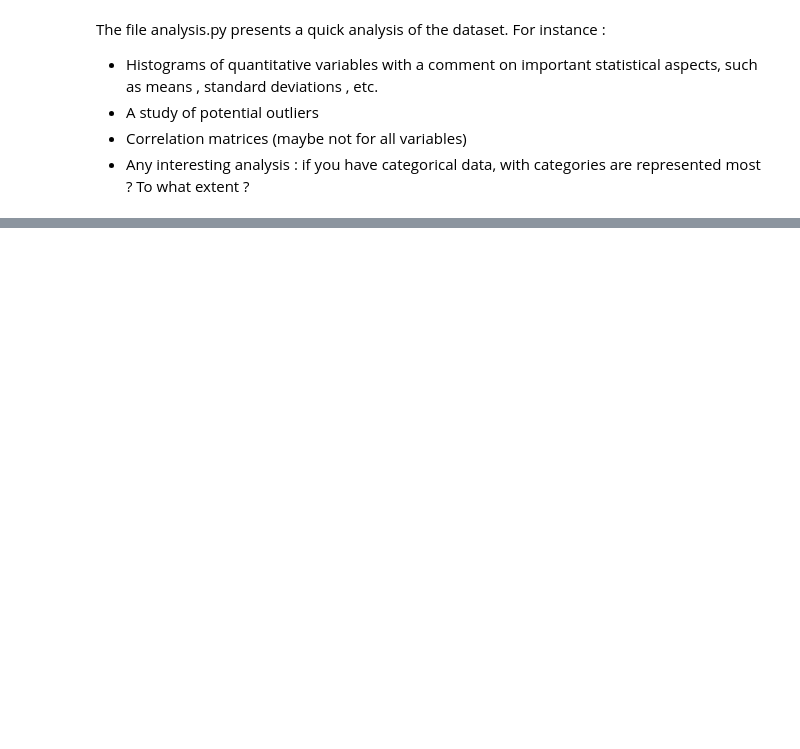
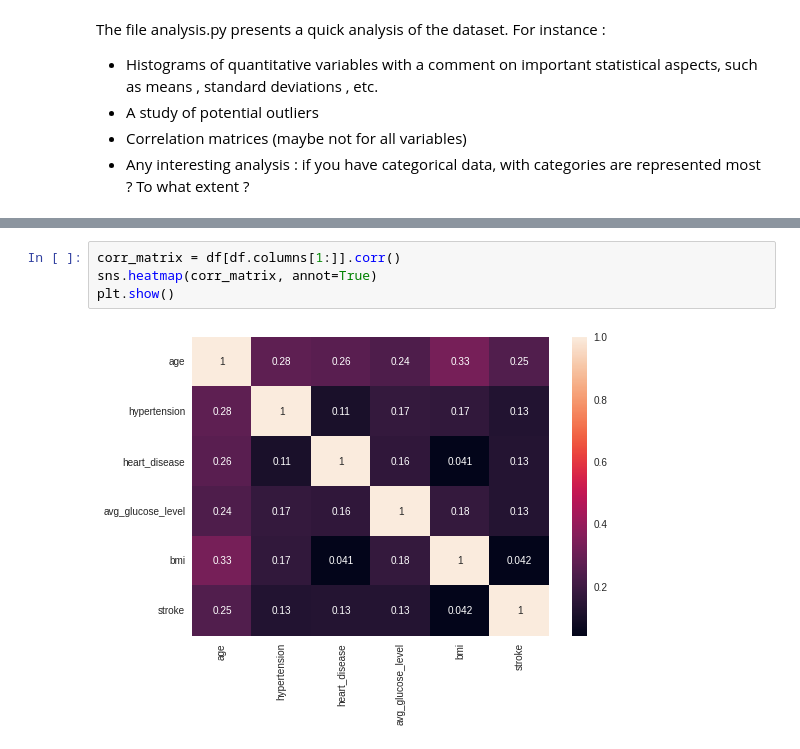
Before and after one commit to ratouney/visualisationProject, a Jupyter notebook: part_2/part_2.ipynb, the cells around one changed output, grey strips where cells are left out. Saved outputs shown, nothing was run; the diff lists cells and outputs as text; blank space fills up the shorter version.

```diff
--- a/part_2/part_2.ipynb
+++ b/part_2/part_2.ipynb
@@ -54,0 +81,6 @@ plt.show()
+# %%
+corr_matrix = df[df.columns[1:]].corr()
+sns.heatmap(corr_matrix, annot=True)
+plt.show()
+# %% [output]
+[figure, added]
```
Also changed, not shown: parts of 8 cells of this notebook, 1 other file.
